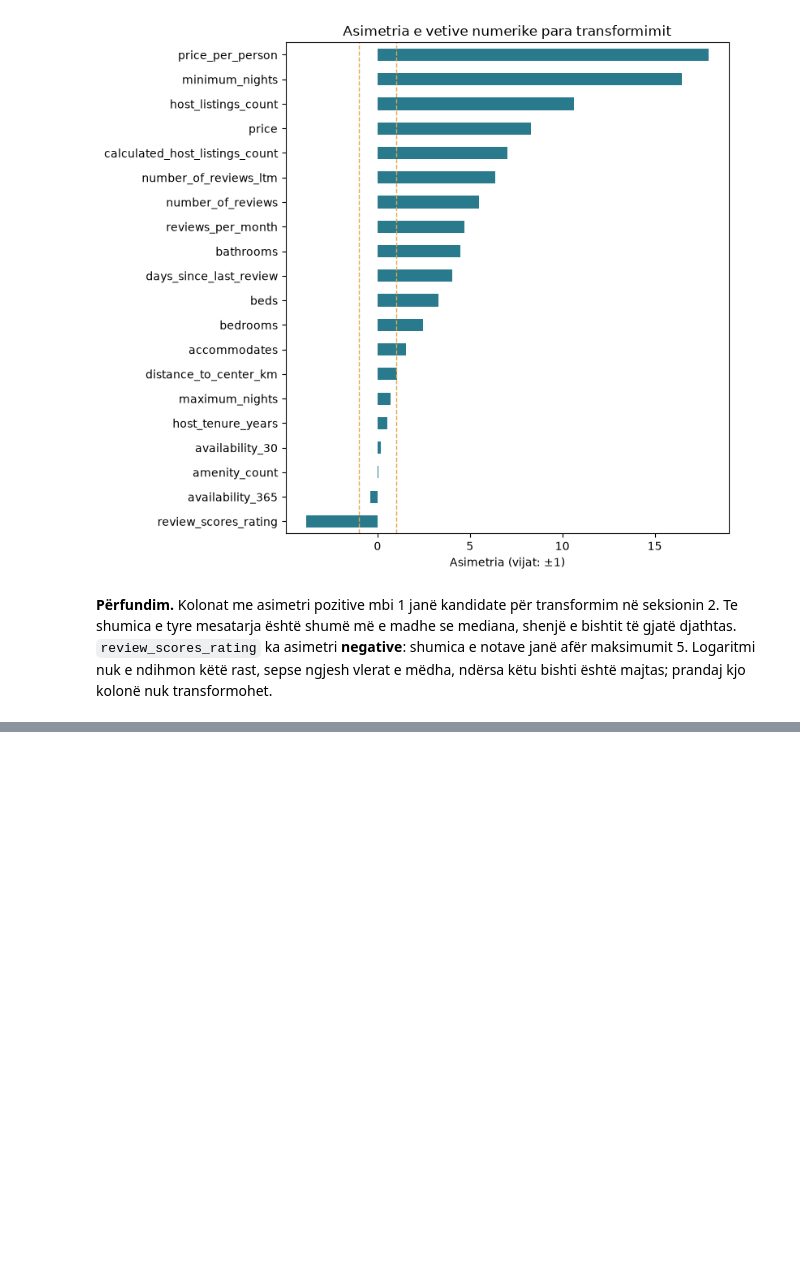
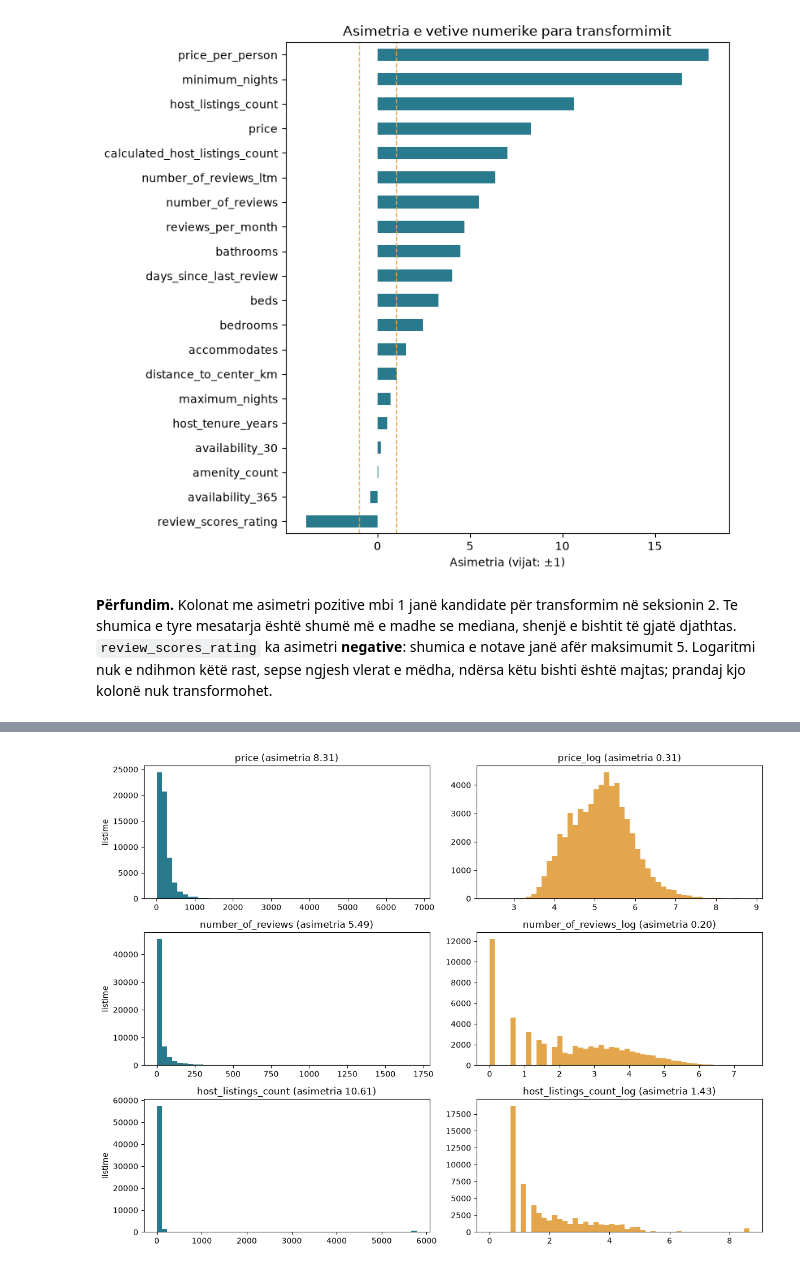
Before and after one commit to yllkeberisha/pvdh_group_10, a Jupyter notebook: notebooks/04_transformimi_dhe_reduktimi.ipynb, the cells around one changed output, grey strips where cells are left out. Drawn from its saved outputs; the diff is of its cells as text; code cells hidden in the pictures; blank space fills up the shorter version.

Commit message:
Add log and sqrt transformations to notebook 04

```diff
--- a/notebooks/04_transformimi_dhe_reduktimi.ipynb
+++ b/notebooks/04_transformimi_dhe_reduktimi.ipynb
@@ -93,0 +105,20 @@ mesatarisht asimetrike     2
+# %%
+TRANSFORMS = {"log": np.log1p, "sqrt": np.sqrt}
+skewed = skew_before[skew_before.gt(1)].sort_values(ascending=False).index.tolist()
+
+rows = []
+for col in skewed:
+    skew_after = {name: transform(df[col]).skew() for name, transform in TRANSFORMS.items()}
+    best = min(skew_after, key=lambda name: abs(skew_after[name]))
+    new_col = f"{col}_{best}"
+    df[new_col] = TRANSFORMS[best](df[col])
+    rows.append({"kolona": col, "para": skew_before[col], "pas log1p": skew_after["log"], "pas sqrt": skew_after["sqrt"],
+                 "zgjedhja": best, "kolona e re": new_col})
+transform_table = pd.DataFrame(rows).set_index("kolona").round(2)
+display(transform_table)
+
+TRANSFORMED = transform_table["kolona e re"].tolist()
+still_skewed = df[TRANSFORMED].skew().loc[lambda s: s.abs() > 1]
+print(f"Kolona shumë asimetrike: {len(skewed)} para transformimit → {len(still_skewed)} pas tij")
+print("Ende mbi 1:", ", ".join(f"{col} ({value:.2f})" for col, value in still_skewed.items()) or "asnjë")
+assert df[TRANSFORMED].isna().sum().equals(df[skewed].isna().sum().set_axis(TRANSFORMED)), "Transformimi nuk duhet të krijojë mungesa të reja"
@@ -93,0 +148,13 @@ mesatarisht asimetrike     2
+# %%
+examples = ["price", "number_of_reviews", "host_listings_count"]
+fig, axes = plt.subplots(len(examples), 2, figsize=(12, 9))
+for (ax_before, ax_after), col in zip(axes, examples):
+    new_col = transform_table.loc[col, "kolona e re"]
+    df[col].plot.hist(bins=50, ax=ax_before, color="#287a8c")
+    ax_before.set(title=f"{col} (asimetria {df[col].skew():.2f})", ylabel="listime")
+    df[new_col].plot.hist(bins=50, ax=ax_after, color="#e4a64c")
+    ax_after.set(title=f"{new_col} (asimetria {df[new_col].skew():.2f})", ylabel="")
+plt.tight_layout()
+plt.show()
+# %% [output]
+[figure, added]
```
Also changed, not shown: parts of 4 cells of this notebook.
